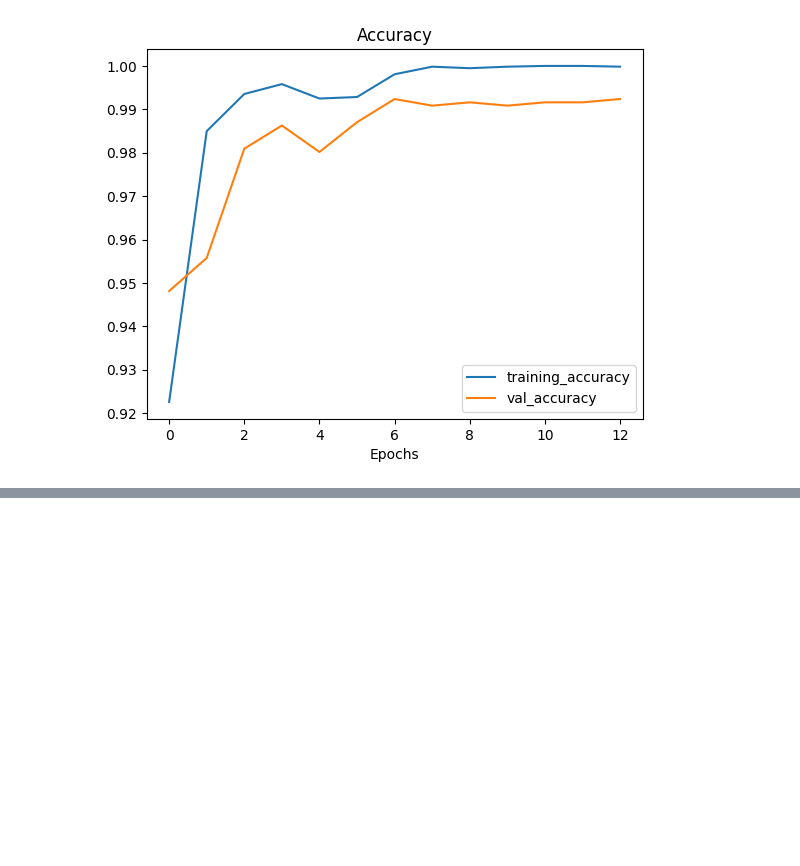
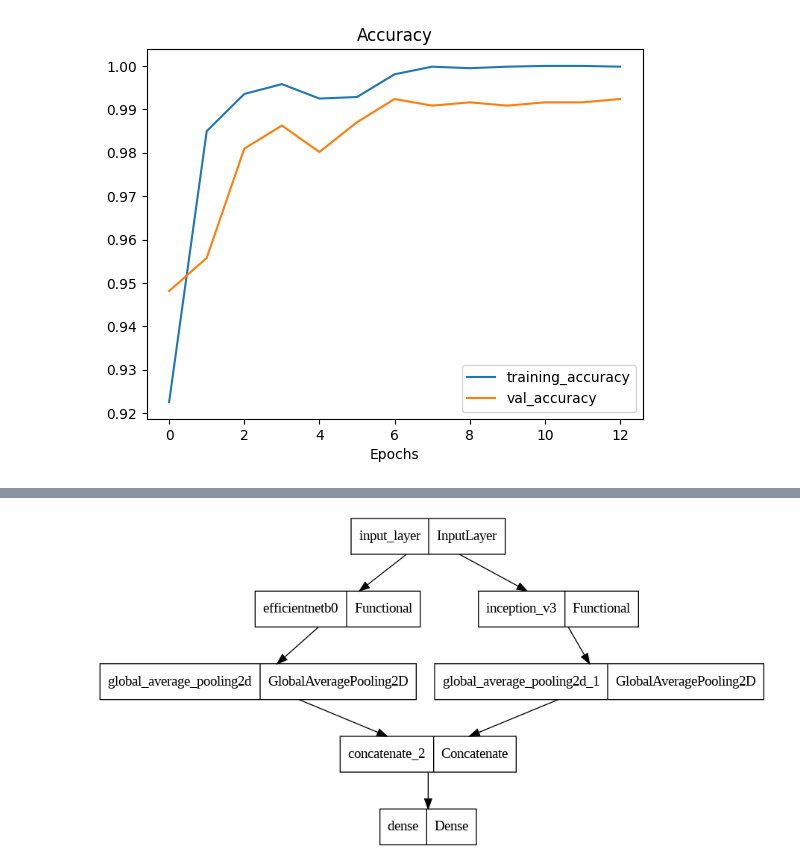
Before and after one commit to raviranjankumar-10/Brain-Tumor-Segmentation, a Jupyter notebook: brain_tumour.ipynb, the cells around one changed output, grey strips where cells are left out. Saved outputs shown, nothing was run; the diff lists cells and outputs as text; code cells hidden in the pictures; blank space fills up the shorter version.

```diff
--- a/brain_tumour.ipynb
+++ b/brain_tumour.ipynb
@@ -1249,0 +1248,2 @@ Saving model to: drive/My Drive/Data/models/saved_combined_model.h5...
+# %%
+loaded_model = tf.keras.saving.load_model("drive/My Drive/Data/models/saved_combined_model.h5")
@@ -1249,0 +1270,4 @@ Saving model to: drive/My Drive/Data/models/saved_combined_model.h5...
+# %%
+tf.keras.utils.plot_model(loaded_model)
+# %% [output]
+[figure, added]
```
Also changed, not shown: parts of 2 cells of this notebook.
